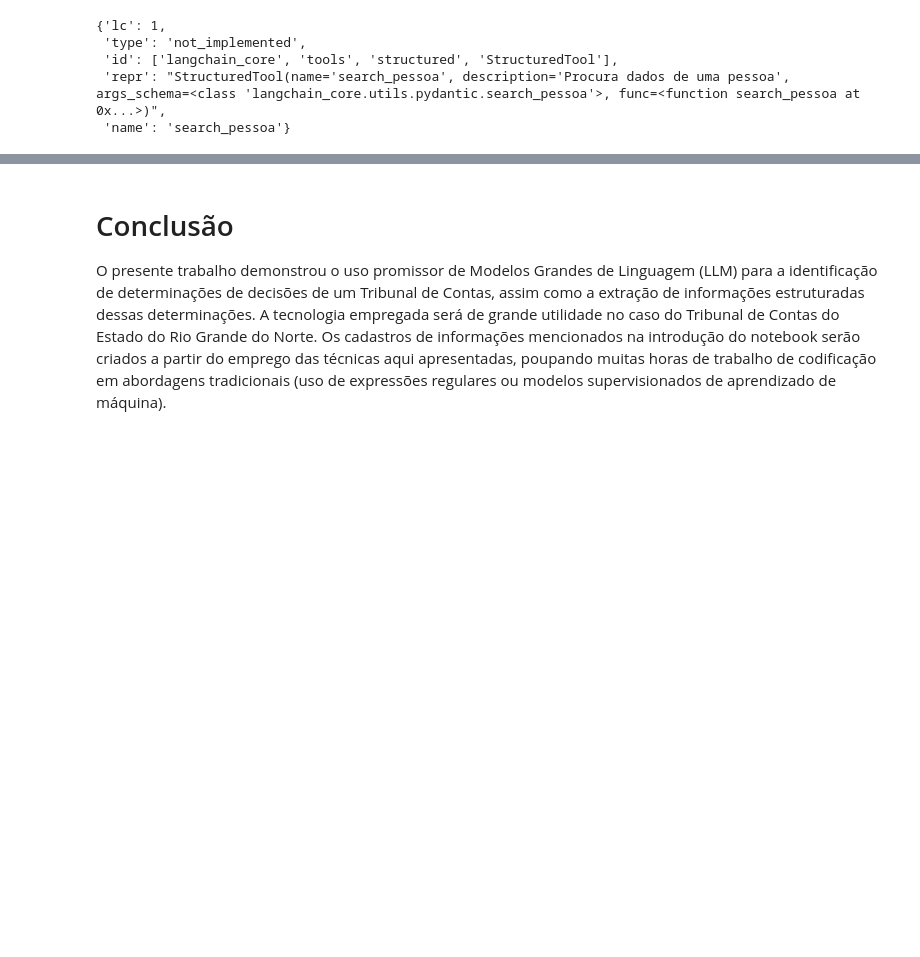
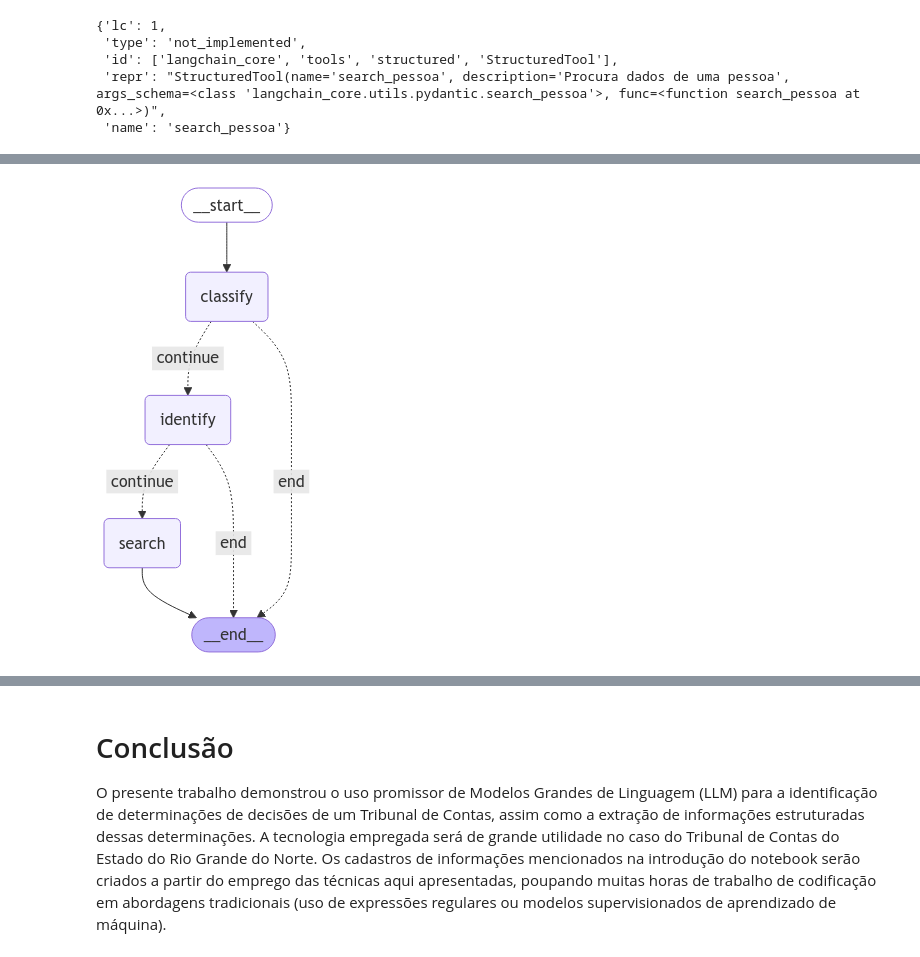
Before and after one commit to eduardoplima/decisoes-lm, a Jupyter notebook: decisoes.ipynb, the cells around one changed output, grey strips where cells are left out. Saved outputs shown, nothing was run; the diff lists cells and outputs as text; code cells hidden in the pictures; blank space fills up the shorter version.

```diff
--- a/decisoes.ipynb
+++ b/decisoes.ipynb
@@ -436,0 +481,7 @@ AIMessage(content='', additional_kwargs={'tool_calls': [{'id': 'call_bhPGOZiwGOv
+# %%
+import operator
+from typing import Annotated, Sequence, TypedDict
+from langchain_core.messages import BaseMessage
+
+class AgentState(TypedDict):
+    messages: Annotated[Sequence[BaseMessage], operator.add]
@@ -436,0 +522,40 @@ AIMessage(content='', additional_kwargs={'tool_calls': [{'id': 'call_bhPGOZiwGOv
+# %%
+from langgraph.graph import END, StateGraph, START
+
+workflow = StateGraph(AgentState)
+workflow.add_node("classify", classify_decision)
+workflow.add_node("identify", identify_decision)
+workflow.add_node("search", call_tool)
+workflow.add_edge(START, "classify")
+workflow.add_edge("search", END)
+
+workflow.add_conditional_edges(
+    "classify",
+    should_continue_classify,
+    {
+        "continue": "identify",
+        "end": END,
+    },
+)
+
+workflow.add_conditional_edges(
+    "identify",
+    should_continue_classify,
+    {
+        "continue": "search",
+        "end": END,
+    },
+)
+
+app = workflow.compile()
+# %%
+from IPython.display import Image, display
+from langchain_core.runnables.graph import CurveStyle
+
+try:
+    graph_image = app.get_graph(xray=True).draw_mermaid_png(curve_style=CurveStyle.NATURAL)
+    display(Image(graph_image))
+except Exception as e:
+    print(e)
+# %% [output]
+[figure, added]
```
Also changed, not shown: parts of 25 cells of this notebook.
